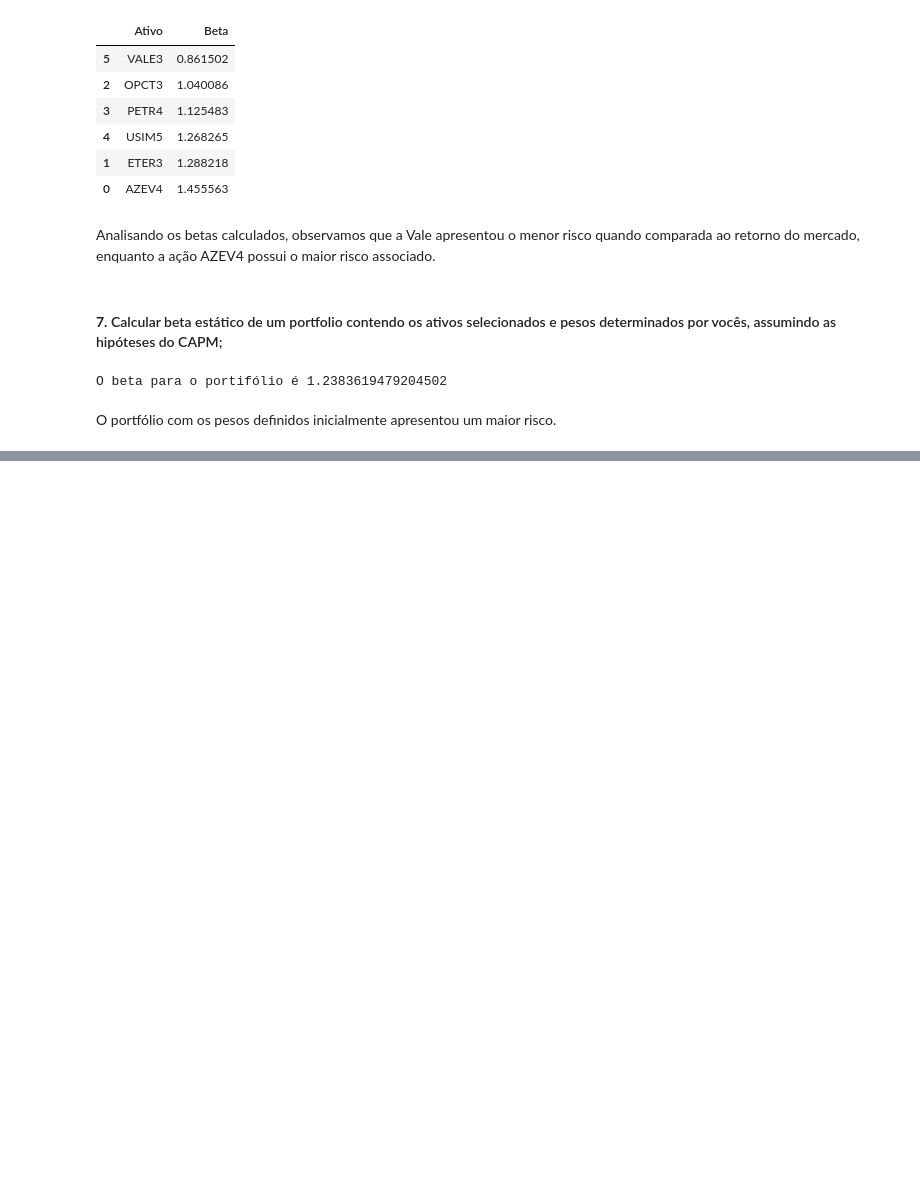
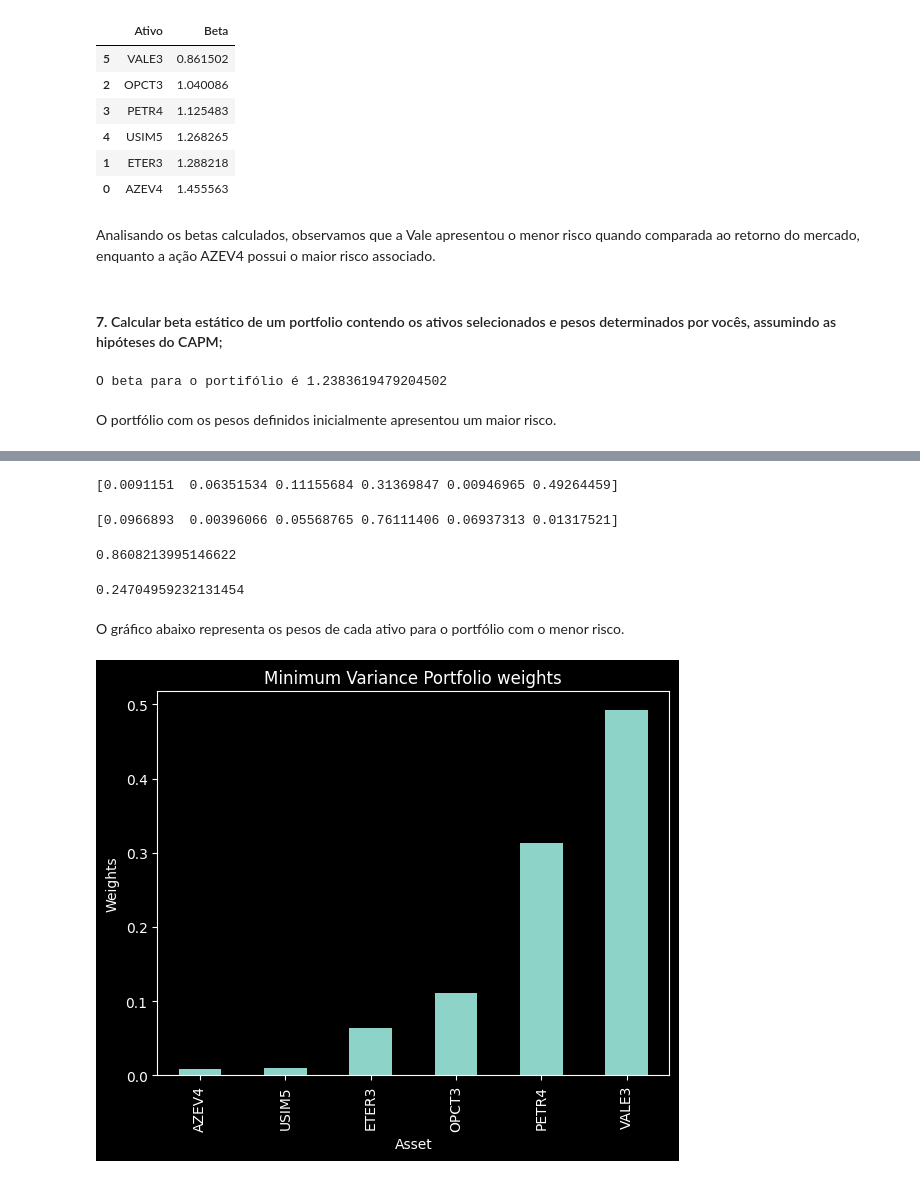
Before and after one commit to murilocechin/financial_analytics_final, a Jupyter notebook: tarefas.ipynb, the cells around one changed output, grey strips where cells are left out. Cells and saved outputs as stored; diff of their text form; code cells hidden in the pictures; blank space fills up the shorter version.

```diff
--- a/tarefas.ipynb
+++ b/tarefas.ipynb
@@ -963,0 +953,4 @@ Total de combinações válidas: 126
+# %%
+# Cálculando matriz de covariancia entre os ativos escolhidos
+cov_mat = log_ret.cov() * 252
+print(cov_mat)
@@ -963,0 +978,63 @@ Total de combinações válidas: 126
+# %%
+# Iterando
+for i in range(num_port):
+    wts = np.random.uniform(size=len(log_ret.columns))
+    wts = wts / np.sum(wts)
+
+    # salvando os pesos no array
+    all_wts[i, :] = wts
+
+    # Retornos do Portfólio
+    port_ret = np.sum(log_ret.mean() * wts)
+    port_ret = (port_ret + 1) ** 252 - 1
+
+    # Salvando os retornos do portfólio
+    port_returns[i] = port_ret
+
+    # Risco do Portfólio
+    port_sd = np.sqrt(np.dot(wts.T, np.dot(cov_mat, wts)))
+
+    port_risk[i] = port_sd
+
+    # Índice Sharpe do Portfólio
+    # Assumindo taxa livre de risco de 0%
+    sr = (port_ret - 0.105) / port_sd
+    sharpe_ratio[i] = sr
+# %%
+# Obtendo os pesos para o portifório de risco minimo
+names = log_ret.columns
+min_var = all_wts[port_risk.argmin()]
+print(min_var)
+# %% [output]
+[0.0091151  0.06351534 0.11155684 0.31369847 0.00946965 0.49264459]
+# %%
+# Obtendo os pesos para o portifólio otimizado com o menor risco e maior retorno.
+max_sr = all_wts[sharpe_ratio.argmax()]
+print(max_sr)
+# %% [output]
+[0.0966893  0.00396066 0.05568765 0.76111406 0.06937313 0.01317521]
+# %%
+# Shape Ratio
+print(sharpe_ratio.max())
+# %% [output]
+0.8608213995146622
+# %%
+# Menor Risco Calculado
+print(port_risk.min())
+# %% [output]
+0.24704959232131454
+# %% [markdown]
+O gráfico abaixo representa os pesos de cada ativo para o portfólio com o menor risco.
+# %%
+# Plotando Gráfico do portifólio com menor risco
+min_var = pd.Series(min_var, index=names)
+min_var = min_var.sort_values()
+fig = plt.figure()
+ax1 = fig.add_axes([0.1,0.1,0.8,0.8])
+ax1.set_xlabel('Asset')
+ax1.set_ylabel("Weights")
+ax1.set_title("Minimum Variance Portfolio weights")
+min_var.plot(kind = 'bar')
+plt.show()
+# %% [output]
+[figure, added]
```
Also changed, not shown: parts of 40 cells of this notebook.
